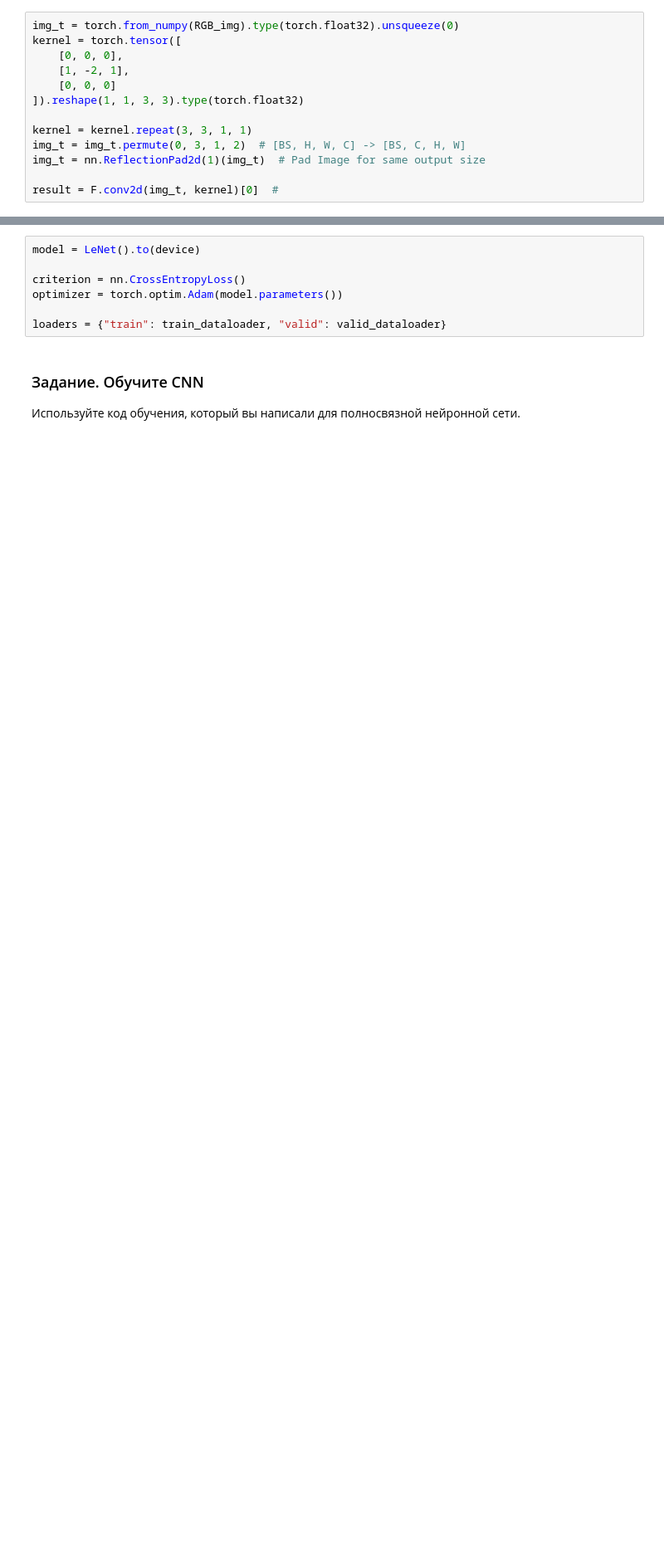
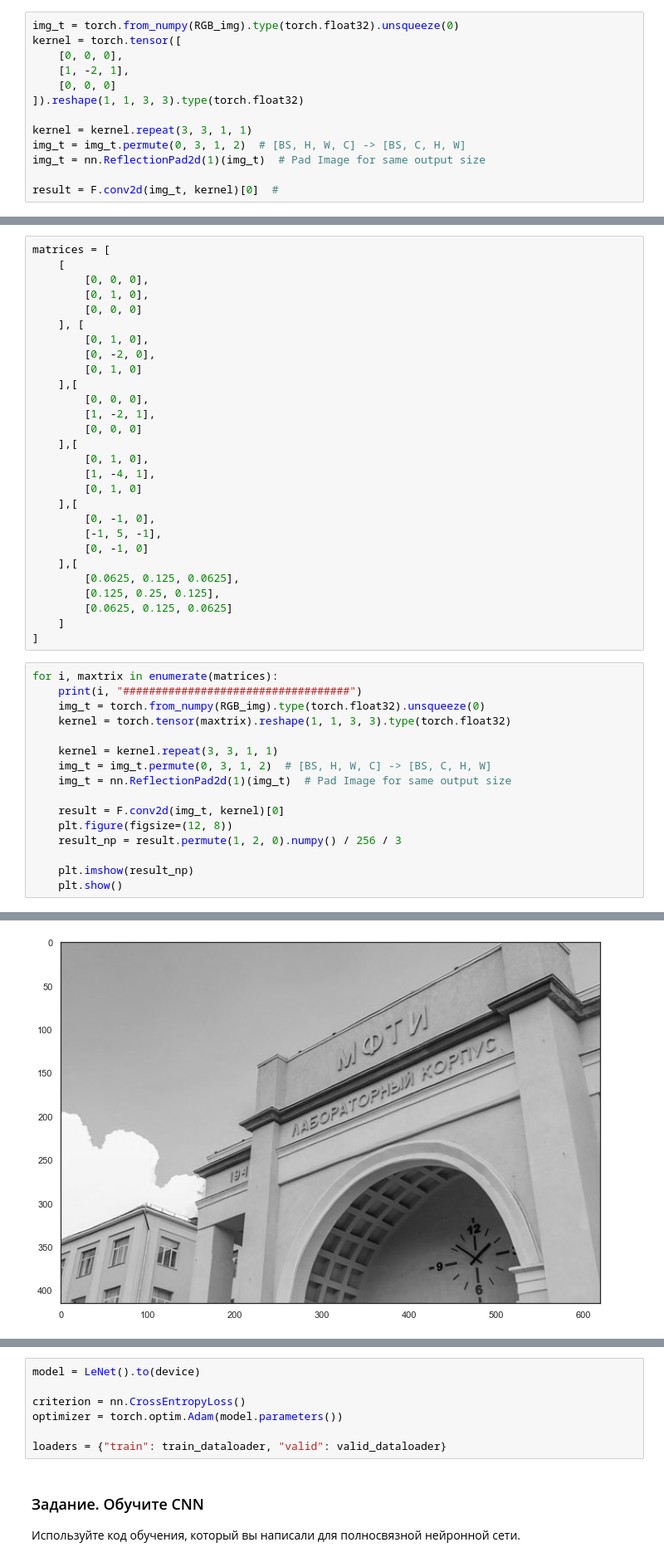
Before and after one commit to JRTitor/ml_training, a Jupyter notebook: DLS/5/HW/[homework]dense_and_convolutional_nn.ipynb, the cells around one changed output, grey strips where cells are left out. Shown at 83% size. Saved outputs shown, nothing was run; the diff lists cells and outputs as text; blank space fills up the shorter version.

```diff
--- a/DLS/5/HW/[homework]dense_and_convolutional_nn.ipynb
+++ b/DLS/5/HW/[homework]dense_and_convolutional_nn.ipynb
@@ -502,0 +574,45 @@ plt.show()
+# %%
+matrices = [
+    [
+        [0, 0, 0],
+        [0, 1, 0],
+        [0, 0, 0]
+    ], [
+        [0, 1, 0],
+        [0, -2, 0],
+        [0, 1, 0]
+    ],[
+        [0, 0, 0],
+        [1, -2, 1],
+        [0, 0, 0]
+    ],[
+        [0, 1, 0],
+        [1, -4, 1],
+        [0, 1, 0]
+    ],[
+        [0, -1, 0],
+        [-1, 5, -1],
+        [0, -1, 0]
+    ],[
+        [0.0625, 0.125, 0.0625],
+        [0.125, 0.25, 0.125],
+        [0.0625, 0.125, 0.0625]
+    ]
+]
+# %%
+for i, maxtrix in enumerate(matrices):
+    print(i, "###################################")
+    img_t = torch.from_numpy(RGB_img).type(torch.float32).unsqueeze(0)
+    kernel = torch.tensor(maxtrix).reshape(1, 1, 3, 3).type(torch.float32)
+
+    kernel = kernel.repeat(3, 3, 1, 1)
+    img_t = img_t.permute(0, 3, 1, 2)  # [BS, H, W, C] -> [BS, C, H, W]
+    img_t = nn.ReflectionPad2d(1)(img_t)  # Pad Image for same output size
+
+    result = F.conv2d(img_t, kernel)[0]
+    plt.figure(figsize=(12, 8))
+    result_np = result.permute(1, 2, 0).numpy() / 256 / 3
+
+    plt.imshow(result_np)
+    plt.show()
+# %% [output]
@@ -502,0 +620 @@ plt.show()
+[figure, added]
```
Also changed, not shown: parts of 24 cells of this notebook, 1 other file.
